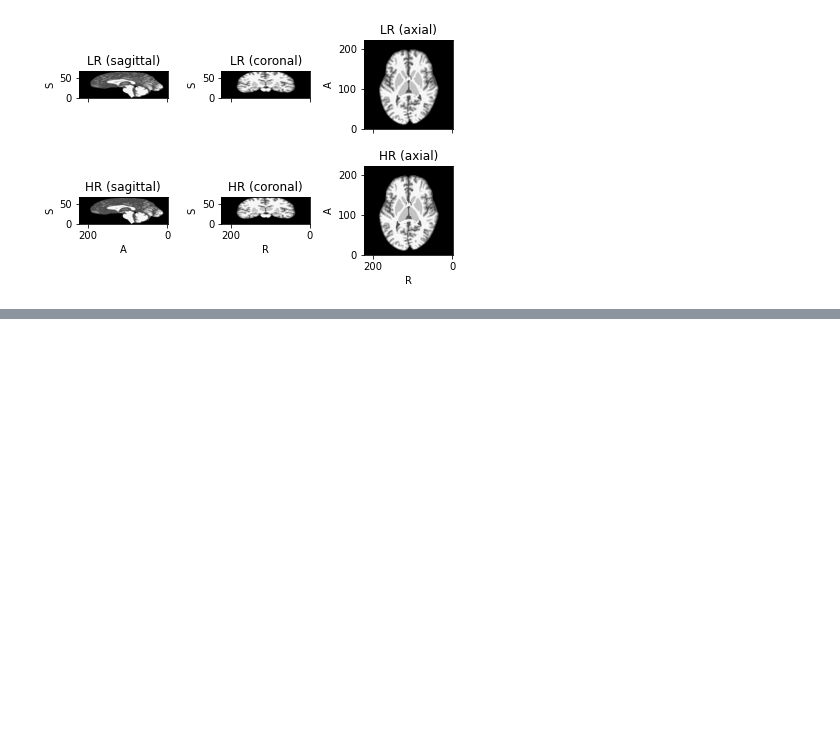
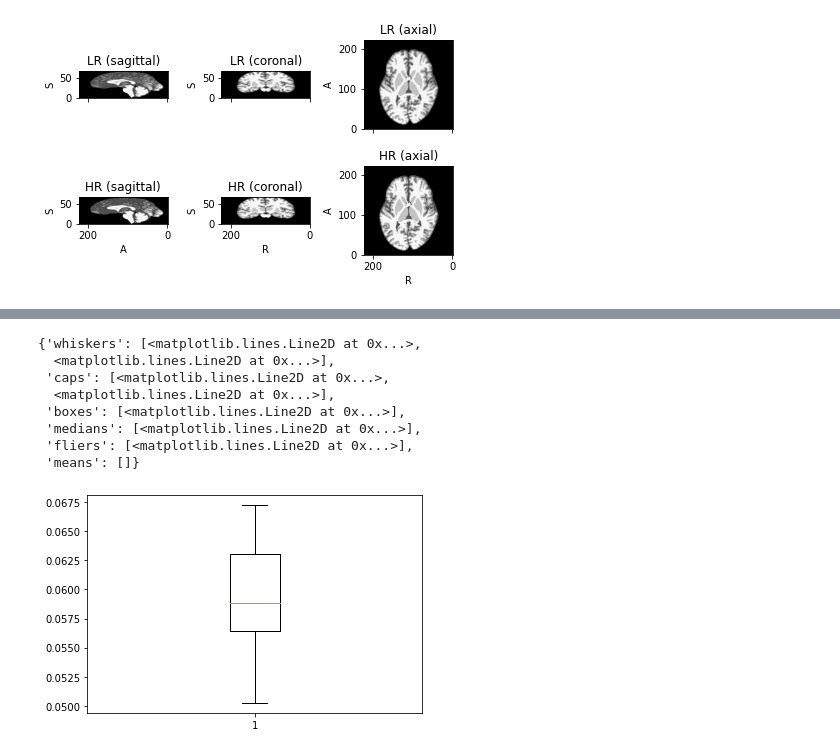
Before and after one commit to rienboonstoppel/SRGan, a Jupyter notebook: predict.ipynb, the cells around one changed output, grey strips where cells are left out. Saved outputs shown, nothing was run; the diff lists cells and outputs as text; code cells hidden in the pictures; blank space fills up the shorter version.

```diff
--- a/predict.ipynb
+++ b/predict.ipynb
@@ -57,3 +117,15 @@ sim_set[0].plot()
+# %%
+plt.boxplot(nrmses)
+# %% [output]
+{'whiskers': [<matplotlib.lines.Line2D at 0x...>,
+  <matplotlib.lines.Line2D at 0x...>],
+ 'caps': [<matplotlib.lines.Line2D at 0x...>,
+  <matplotlib.lines.Line2D at 0x...>],
+ 'boxes': [<matplotlib.lines.Line2D at 0x...>],
+ 'medians': [<matplotlib.lines.Line2D at 0x...>],
+ 'fliers': [<matplotlib.lines.Line2D at 0x...>],
+ 'means': []}
+[figure, added]
 # %%
 source = 'sim'
 
```
Also changed, not shown: parts of 20 cells of this notebook, 6 other files.
